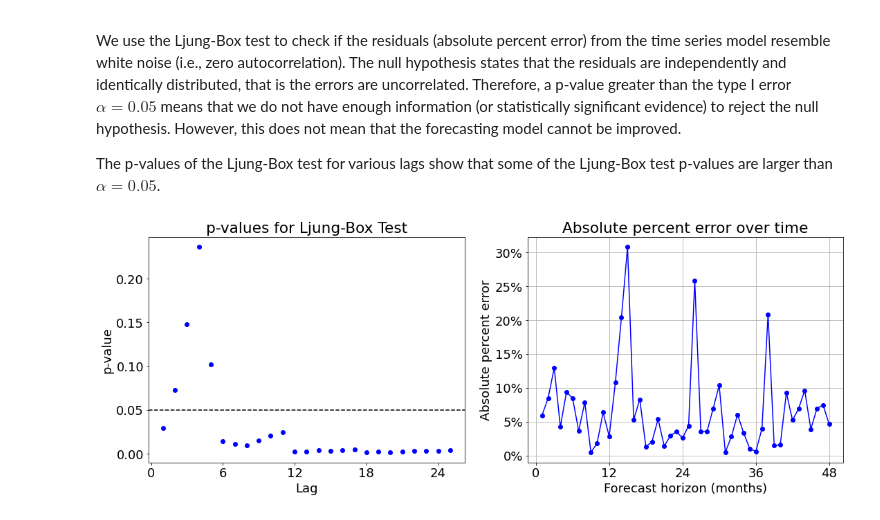
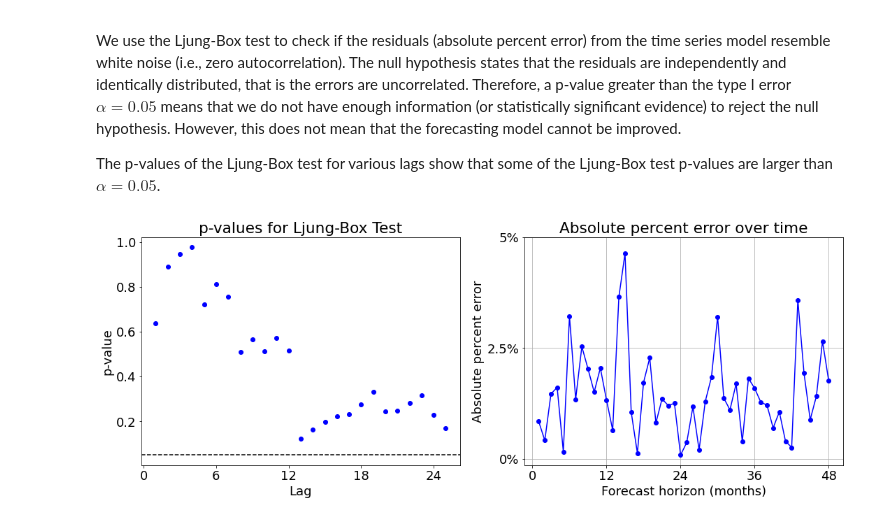
Before and after one commit to Owerre/Time-Series-Forecasting, a Jupyter notebook: fatality-forecast/notebooks/04-prophet.ipynb, the cells around one changed output. Cells and saved outputs as stored; diff of their text form; code cells hidden in the pictures.

```diff
--- a/fatality-forecast/notebooks/04-prophet.ipynb
+++ b/fatality-forecast/notebooks/04-prophet.ipynb
@@ -41,7 +41,7 @@ fxn = TimeSeriesForecasting()
 ts = pd.read_csv('../data/collision_ts_month.csv') # load data
 ts.date = pd.to_datetime(ts['date'])  # convert to datetime
 ts.index = ts.date # make date the dataframe index
-ts = ts.drop(['date', 'summer_ind'], axis =1)
+ts = ts.drop(['date'], axis =1)
 
 print("Data size:", ts.shape)
 ts.head()
@@ -187,24 +189,24 @@ of the Ljung-Box test p-values are larger than $\alpha = 0.05$.
 # %%
 plt.figure(figsize = (18,6))
 plt.subplot(121)
 lb = acorr_ljungbox(residual, lags = 25)[1]
 plt.plot(np.arange(1,len(lb)+1), lb, 'o', color = 'b')
 plt.axhline(y=0.05,linestyle= '--', color = 'k')
 plt.ylabel('p-value')
 plt.xlabel('Lag')
 plt.xticks(np.arange(0,len(lb),6))
 plt.title('p-values for Ljung-Box Test')
 
 plt.subplot(122)
 plt.plot(range(1,len(ape)+1), ape, color = 'b', marker = 'o')
 plt.grid(True)
 plt.xlabel('Forecast horizon (months)')
 plt.ylabel('Absolute percent error')
 plt.title('Absolute percent error over time')
-label = ['0%', '5%', '10%', '15%', '20%', '25%', '30%']
+label = ['0%', '2.5%', '5%']
 plt.xticks(np.arange(0,len(ape)+1,12))
-plt.yticks(np.arange(0,32,5),label)
+plt.yticks(np.arange(0,6,2.5),label)
 # plt.savefig('../images/figlb.png')
 plt.show()
 # %% [output]
-[figure, old version]
+[figure, new version]
```
Also changed, not shown: parts of 6 cells of this notebook, 10 other files.
